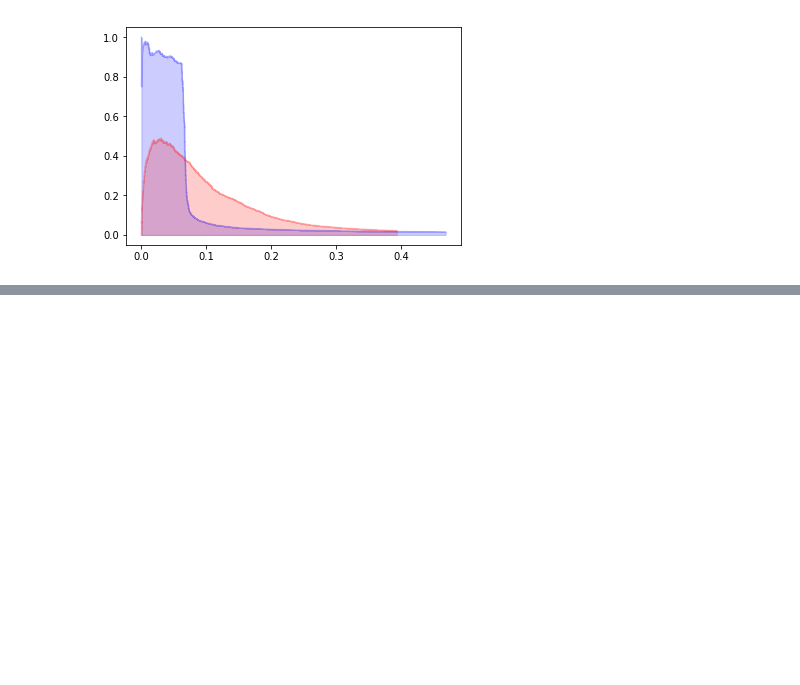
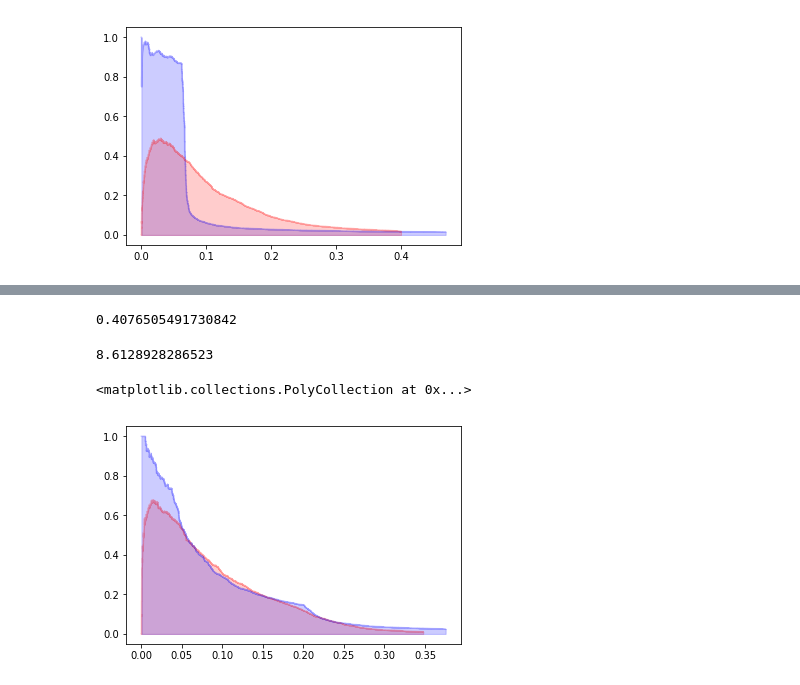
Before and after one commit to isabelleberger/netrex_plus, a Jupyter notebook: notebook/2018-11-26_AUPR_yeast.ipynb, the cells around one changed output, grey strips where cells are left out. Saved outputs shown, nothing was run; the diff lists cells and outputs as text; code cells hidden in the pictures; blank space fills up the shorter version.

```diff
--- a/notebook/2018-11-26_AUPR_yeast.ipynb
+++ b/notebook/2018-11-26_AUPR_yeast.ipynb
@@ -332,0 +396,22 @@ plt.fill_between(c_NetREXp_rec, c_NetREXp_prec, alpha=0.2, color='r', **step_kwa
+# %%
+3229./7921
+# %% [output]
+0.4076505491730842
+# %%
+print(np.max(c_cutoff_netrex.values))
+# %% [output]
+8.6128928286523
+# %%
+stricter_c_cutoff = pd.read_table('../output/yeast_netrex_c_cutoff_morestrict_predicted_network', index_col=0)
+# %%
+strict_prec, strict_rec = ComputePR(gold, stricter_c_cutoff)
+step_kwargs = ({'step': 'post'}
+               if 'step' in signature(plt.fill_between).parameters
+               else {})
+plt.step(strict_rec, strict_prec, color='r', alpha=0.2, where='post')
+plt.fill_between(strict_rec, strict_prec, alpha=0.2, color='r', **step_kwargs)
+plt.step(cprior_rec, cprior_prec, color='b', alpha=0.2, where='post')
+plt.fill_between(cprior_rec, cprior_prec, alpha=0.2, color='b', **step_kwargs)
+# %% [output]
+<matplotlib.collections.PolyCollection at 0x...>
+[figure, added]
```
Also changed, not shown: parts of 16 cells of this notebook, 3 other files.
